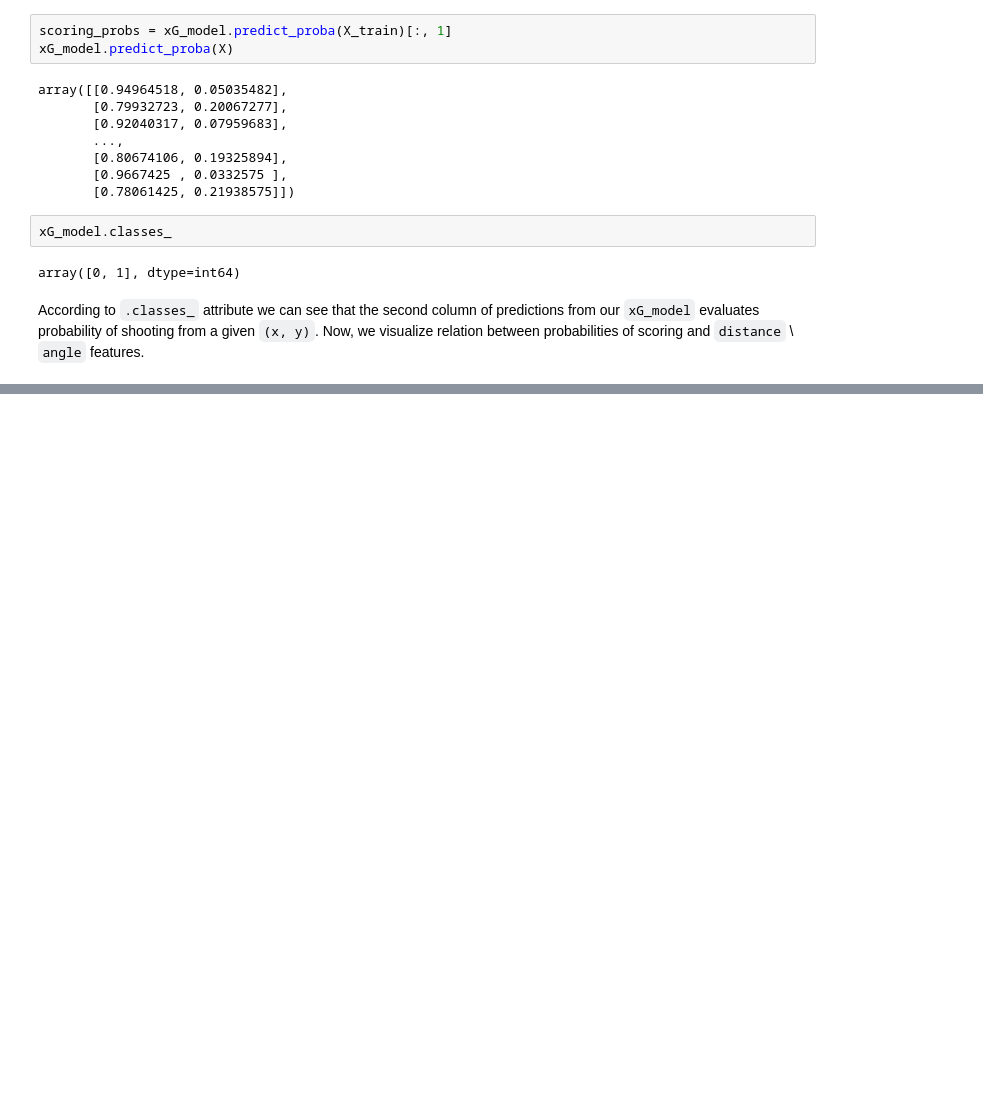
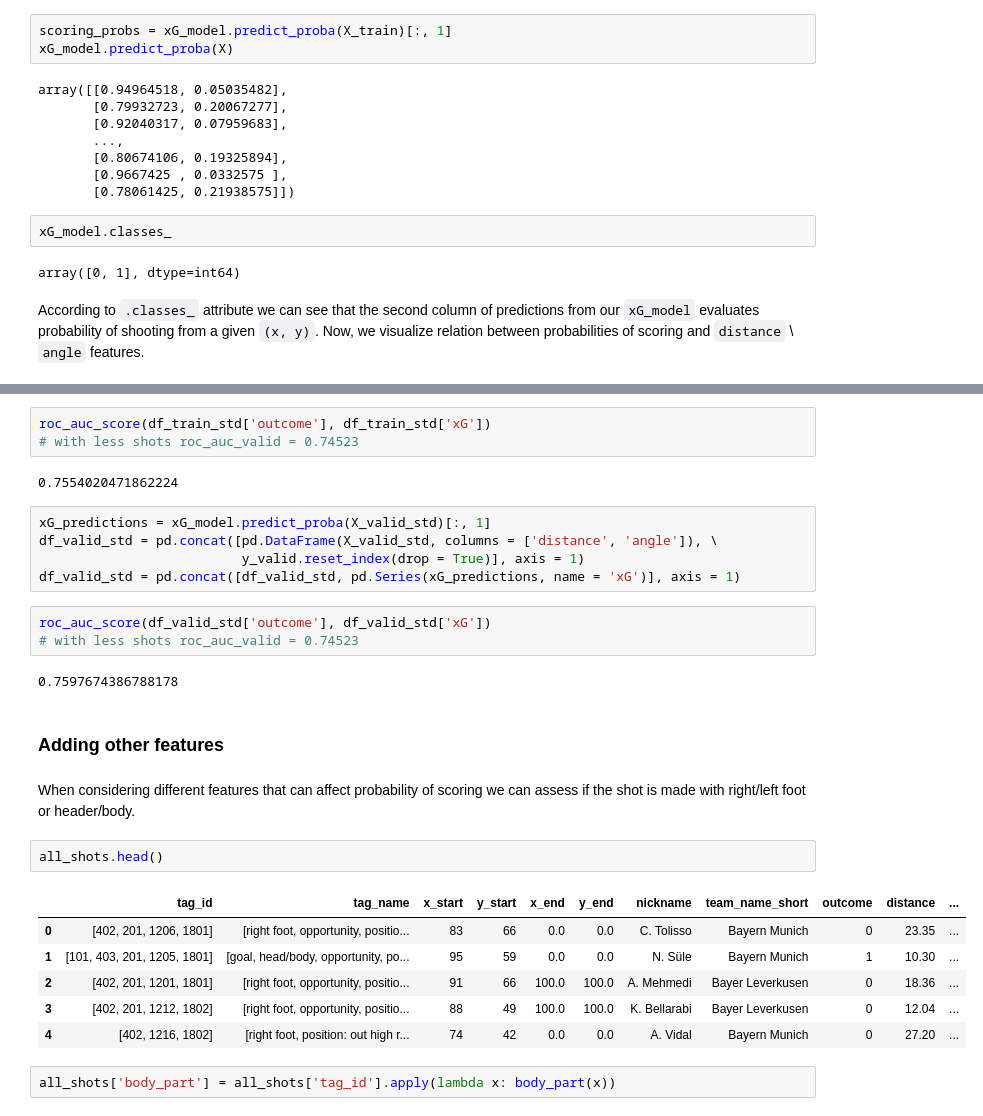
Before and after one commit to faridmusayev/Expected_Goals_Model, a Jupyter notebook: building_model.ipynb, the cells around one changed output, grey strips where cells are left out. Saved outputs shown, nothing was run; the diff lists cells and outputs as text; blank space fills up the shorter version.

```diff
--- a/building_model.ipynb
+++ b/building_model.ipynb
@@ -198,0 +353,30 @@ ax[1].scatter(X_train['angle'], scoring_probs)
+# %%
+roc_auc_score(df_train_std['outcome'], df_train_std['xG'])
+# with less shots roc_auc_valid = 0.74523
+# %% [output]
+0.7554020471862224
+# %%
+xG_predictions = xG_model.predict_proba(X_valid_std)[:, 1]
+df_valid_std = pd.concat([pd.DataFrame(X_valid_std, columns = ['distance', 'angle']), \
+                          y_valid.reset_index(drop = True)], axis = 1)
+df_valid_std = pd.concat([df_valid_std, pd.Series(xG_predictions, name = 'xG')], axis = 1)
+# %%
+roc_auc_score(df_valid_std['outcome'], df_valid_std['xG'])
+# with less shots roc_auc_valid = 0.74523
+# %% [output]
+0.7597674386788178
+# %% [markdown]
+### Adding other features
+# %% [markdown]
+When considering different features that can affect probability of scoring we can assess if the shot is made with right/left foot or header/body.
+# %%
+all_shots.head()
+# %% [output]
+|  | tag_id | tag_name | x_start | y_start | x_end | y_end | nickname | team_name_short | outcome | distance | ... |
+| 0 | [402, 201, 1206, 1801] | [right foot, opportunity, positio... | 83 | 66 | 0.0 | 0.0 | C. Tolisso | Bayern Munich | 0 | 23.35 | ... |
+| 1 | [101, 403, 201, 1205, 1801] | [goal, head/body, opportunity, po... | 95 | 59 | 0.0 | 0.0 | N. Süle | Bayern Munich | 1 | 10.30 | ... |
+| 2 | [402, 201, 1201, 1801] | [right foot, opportunity, positio... | 91 | 66 | 100.0 | 100.0 | A. Mehmedi | Bayer Leverkusen | 0 | 18.36 | ... |
+| 3 | [402, 201, 1212, 1802] | [right foot, opportunity, positio... | 88 | 49 | 100.0 | 100.0 | K. Bellarabi | Bayer Leverkusen | 0 | 12.04 | ... |
+| 4 | [402, 1216, 1802] | [right foot, position: out high r... | 74 | 42 | 0.0 | 0.0 | A. Vidal | Bayern Munich | 0 | 27.20 | ... |
+# %%
+all_shots['body_part'] = all_shots['tag_id'].apply(lambda x: body_part(x))
```
Also changed, not shown: parts of 32 cells of this notebook.
